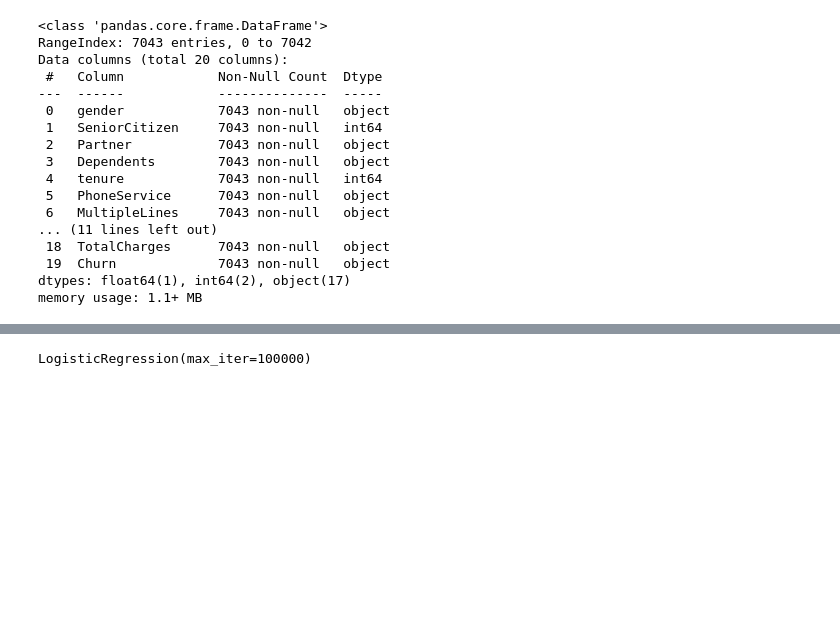
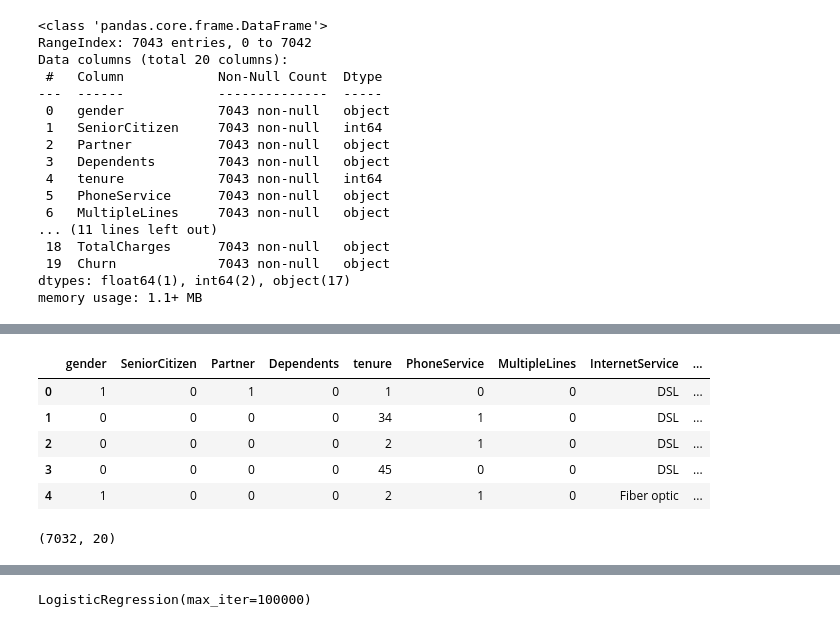
Before and after one commit to praju-1/Data_science_projects, a Jupyter notebook: ML_Project/Customer_churn_ML.ipynb, the cells around one changed output, grey strips where cells are left out. Drawn from its saved outputs; the diff is of its cells as text; code cells hidden in the pictures; blank space fills up the shorter version.

```diff
--- a/ML_Project/Customer_churn_ML.ipynb
+++ b/ML_Project/Customer_churn_ML.ipynb
@@ -134,2 +220,2 @@ memory usage: 1.1+ MB
 # %%
-df = df.fillna(0)
+df1.dropna(inplace = True)
@@ -136,2 +318,2 @@ df = df.fillna(0)
 # %%
-df.replace({'No phone service':"No", 'No internet service':"No"},inplace = True)
+df1.replace({'No phone service':"No", 'No internet service':"No"},inplace = True)
@@ -142 +345,14 @@ df.replace({'Male':0, 'Female':1},inplace=True)
+# %%
+df1.head()
+# %% [output]
+|  | gender | SeniorCitizen | Partner | Dependents | tenure | PhoneService | MultipleLines | InternetService | ... |
+| 0 | 1 | 0 | 1 | 0 | 1 | 0 | 0 | DSL | ... |
+| 1 | 0 | 0 | 0 | 0 | 34 | 1 | 0 | DSL | ... |
+| 2 | 0 | 0 | 0 | 0 | 2 | 1 | 0 | DSL | ... |
+| 3 | 0 | 0 | 0 | 0 | 45 | 0 | 0 | DSL | ... |
+| 4 | 1 | 0 | 0 | 0 | 2 | 1 | 0 | Fiber optic | ... |
+# %%
+df1.shape
+# %% [output]
+(7032, 20)
 # %%
```
Also changed, not shown: parts of 65 cells of this notebook.
